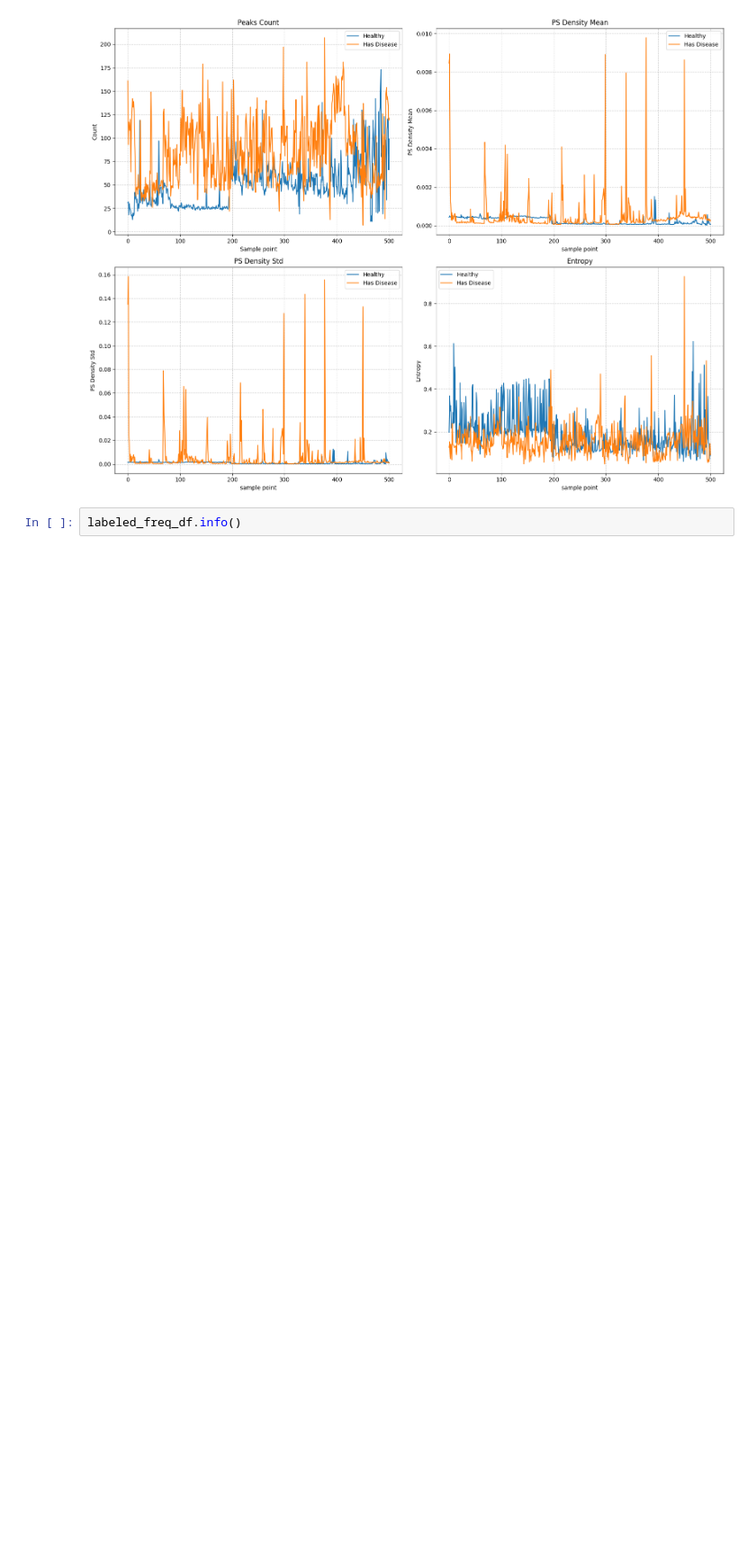
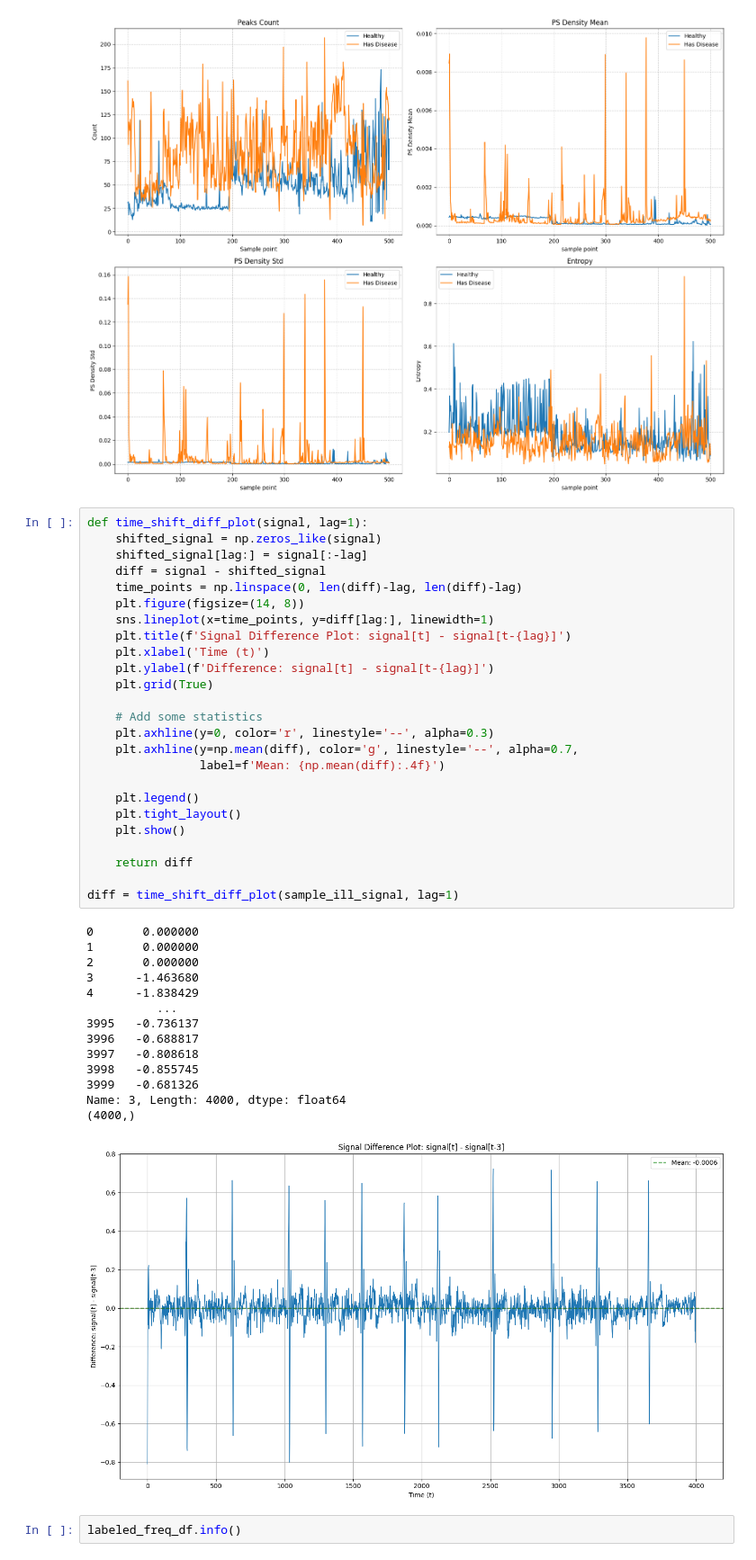
Before and after one commit to zivmax/bmedesign-cpsc, a Jupyter notebook: EDA.ipynb, the cells around one changed output. Shown at 90% size. Drawn from its saved outputs; the diff is of its cells as text; blank space fills up the shorter version.

Commit message:
feature: add lag_difference plot in EDA

```diff
--- a/EDA.ipynb
+++ b/EDA.ipynb
@@ -460,6 +460,46 @@ def df_signal_feature_plot(df, cutedge=500):
 df_signal_feature_plot(labeled_freq_df)
 # %% [output]
 [figure]
+# %%
+def time_shift_diff_plot(signal, lag=1):
+    shifted_signal = np.zeros_like(signal)
+    shifted_signal[lag:] = signal[:-lag]
+    diff = signal - shifted_signal
+    time_points = np.linspace(0, len(diff)-lag, len(diff)-lag)
+    plt.figure(figsize=(14, 8))
+    sns.lineplot(x=time_points, y=diff[lag:], linewidth=1)
+    plt.title(f'Signal Difference Plot: signal[t] - signal[t-{lag}]')
+    plt.xlabel('Time (t)')
+    plt.ylabel(f'Difference: signal[t] - signal[t-{lag}]')
+    plt.grid(True)
+
+    # Add some statistics
+    plt.axhline(y=0, color='r', linestyle='--', alpha=0.3)
+    plt.axhline(y=np.mean(diff), color='g', linestyle='--', alpha=0.7,
+                label=f'Mean: {np.mean(diff):.4f}')
+
+    plt.legend()
+    plt.tight_layout()
+    plt.show()
+
+    return diff
+
+diff = time_shift_diff_plot(sample_ill_signal, lag=1)
+# %% [output]
+0       0.000000
+1       0.000000
+2       0.000000
+3      -1.463680
+4      -1.838429
+          ...
+3995   -0.736137
+3996   -0.688817
+3997   -0.808618
+3998   -0.855745
+3999   -0.681326
+Name: 3, Length: 4000, dtype: float64
+(4000,)
+[figure, added]
 # %%
 labeled_freq_df.info()
 # %% [output]
```
